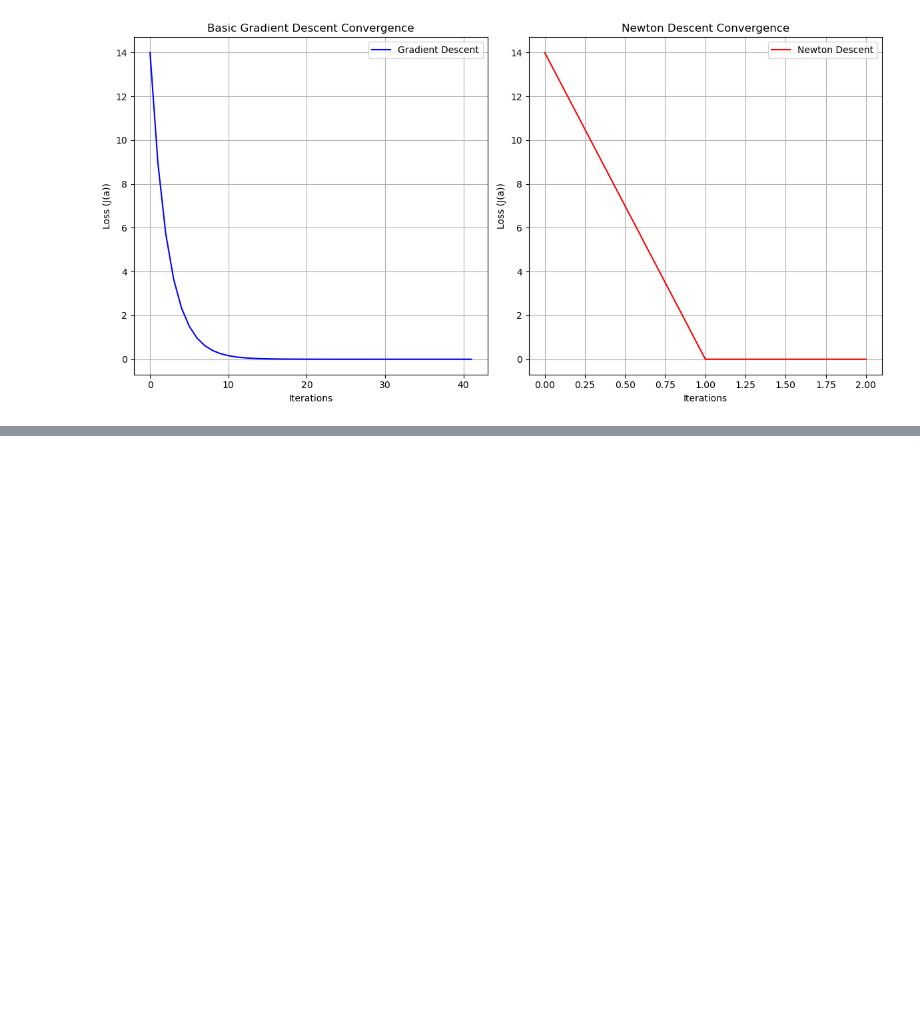
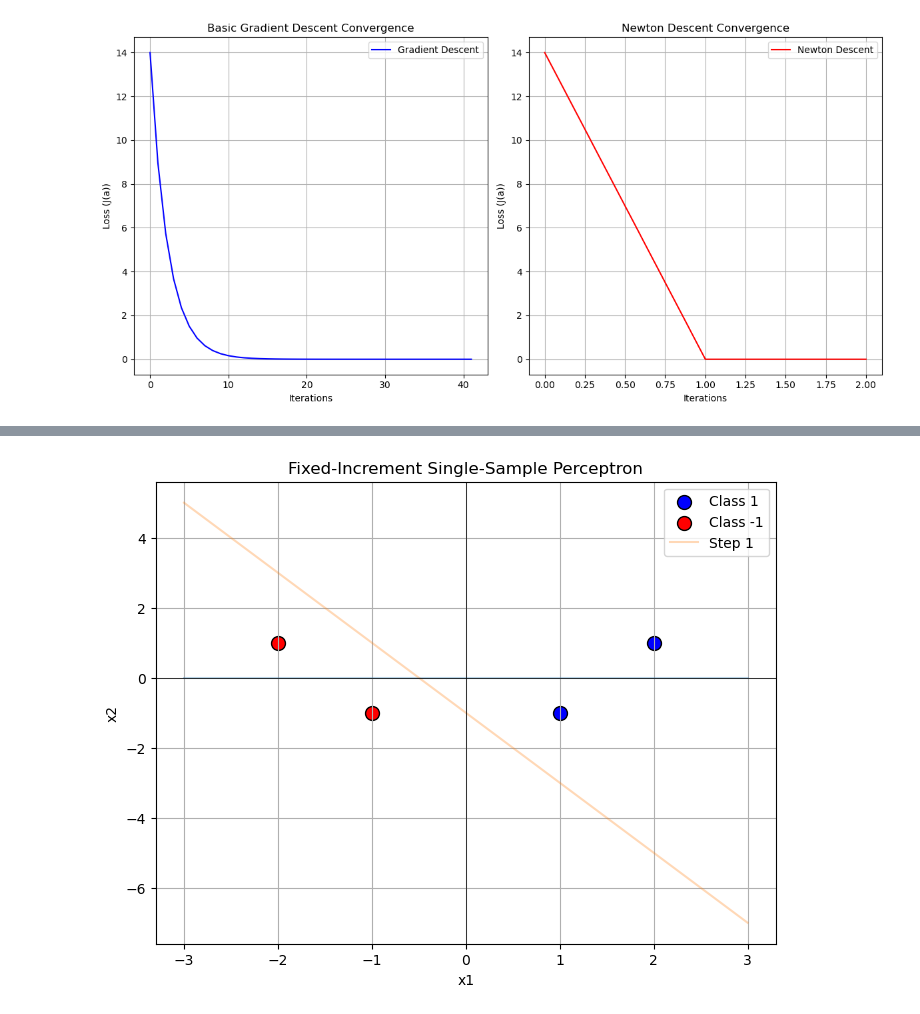
Before and after one commit to rocky115/DeepMythomatics, a Jupyter notebook: Patterns_learning_Integration_sarsha-2/CHapter-5/Chapter-5_ଝାଉଁ ଗଛ_LDA_2.ipynb, the cells around one changed output, grey strips where cells are left out. Drawn from its saved outputs; the diff is of its cells as text; code cells hidden in the pictures; blank space fills up the shorter version.

```diff
--- a/Patterns_learning_Integration_sarsha-2/CHapter-5/Chapter-5_ଝାଉଁ ଗଛ_LDA_2.ipynb
+++ b/Patterns_learning_Integration_sarsha-2/CHapter-5/Chapter-5_ଝାଉଁ ଗଛ_LDA_2.ipynb
@@ -455,0 +615,69 @@ plt.show()
+# %%
+import matplotlib.pyplot as plt
+import numpy as np
+
+# Define the Single-Sample Perceptron Algorithm
+def single_sample_perceptron(samples, labels, max_iterations=1000):
+    """
+    Fixed-Increment Single-Sample Perceptron Algorithm.
+
+    Args:
+    - samples (list of lists): Input samples with augmented features (bias included).
+    - labels (list): Corresponding labels (+1 or -1).
+    - max_iterations (int): Maximum number of iterations.
+
+    Returns:
+    - weights (numpy array): Final weight vector.
+    - history (list): Sequence of weight vectors during training for visualization.
+    """
+    samples = np.array(samples)
+    labels = np.array(labels)
+    weights = np.zeros(samples.shape[1])  # Initialize weights
+    history = [weights.copy()]  # To track the weight updates
+
+    for iteration in range(max_iterations):
+        misclassified = False
+        for i in range(len(samples)):
+            if labels[i] * np.dot(weights, samples[i]) <= 0:
+                weights += labels[i] * samples[i]  # Update weights
+                history.append(weights.copy())
+                misclassified = True
+        if not misclassified:  # All samples classified correctly
+            break
+
+    return weights, history
+
+# Example dataset
+samples = [[2, 1, 1], [1, -1, 1], [-1, -1, 1], [-2, 1, 1]]  # Last column is the bias term
+labels = [1, 1, -1, -1]
+
+# Run the algorithm
+final_weights, weight_history = single_sample_perceptron(samples, labels)
+
+# Visualization
+def plot_decision_boundary(samples, labels, weights, history, title):
+    plt.figure(figsize=(8, 6))
+    # Plot samples
+    for sample, label in zip(samples, labels):
+        color = 'red' if label == -1 else 'blue'
+        plt.scatter(sample[0], sample[1], c=color, s=100, edgecolor='k', label=f"Class {label}" if f"Class {label}" not in plt.gca().get_legend_handles_labels()[1] else "")
+
+    # Plot decision boundary for each step
+    x_vals = np.linspace(-3, 3, 100)
+    for idx, w in enumerate(history):
+        y_vals = -(w[0] * x_vals + w[2]) / w[1] if w[1] != 0 else np.zeros_like(x_vals)
+        plt.plot(x_vals, y_vals, label=f'Step {idx}' if idx == len(history) - 1 else "", alpha=0.3)
+
+    plt.title(title)
+    plt.xlabel('x1')
+    plt.ylabel('x2')
+    plt.axhline(0, color='black', linewidth=0.5)
+    plt.axvline(0, color='black', linewidth=0.5)
+    plt.legend()
+    plt.grid()
+    plt.show()
+
+# Plot results
+plot_decision_boundary(samples, labels, final_weights, weight_history, "Fixed-Increment Single-Sample Perceptron")
+# %% [output]
+[figure, added]
```
Also changed, not shown: parts of 9 cells of this notebook.
